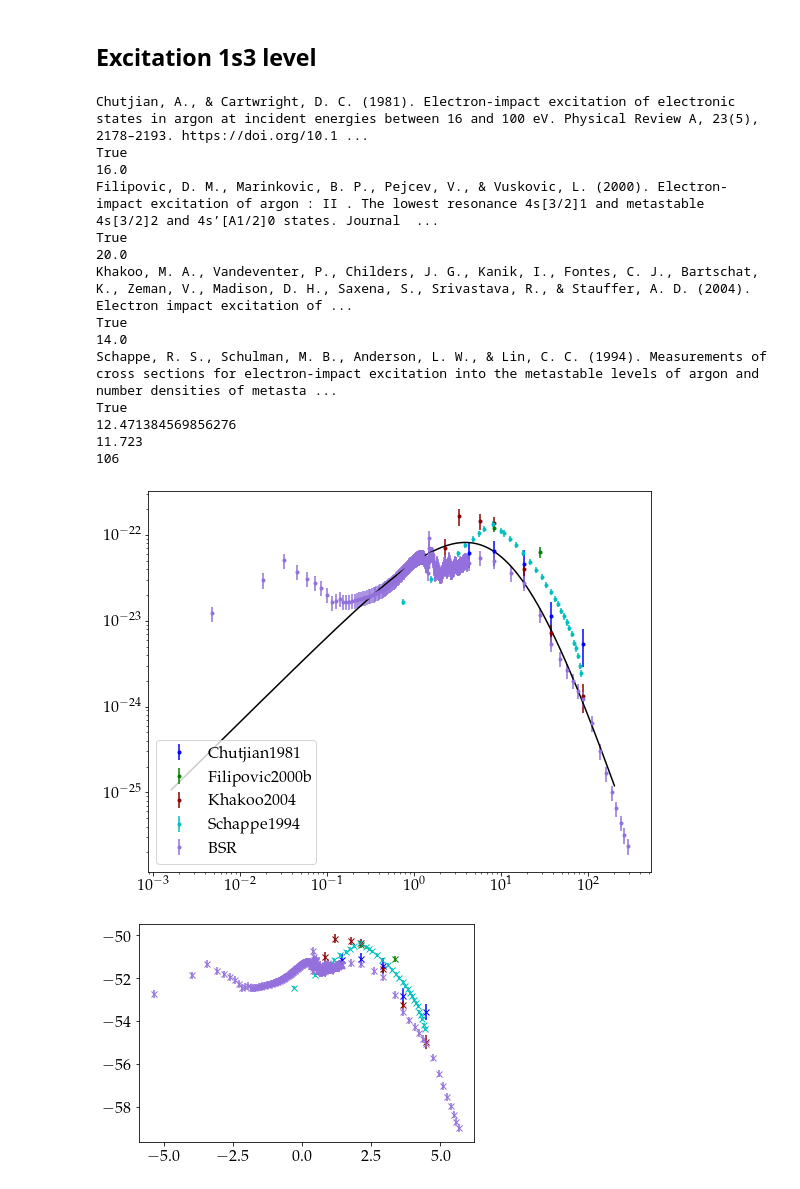
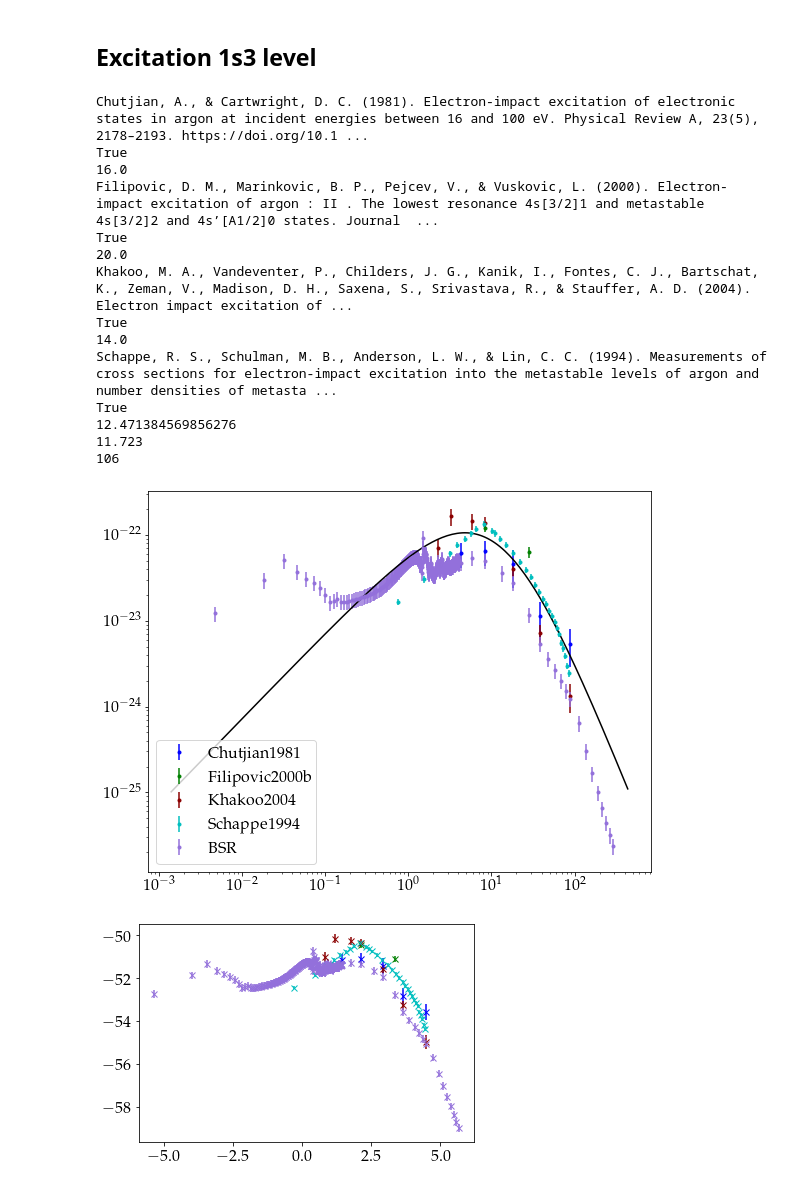
Before and after one commit to dreamer2368/uncertain-crs, a Jupyter notebook: bolsig/crs-exp-Bayes-gpr.ipynb, the cells around one changed output. Saved outputs shown, nothing was run; the diff lists cells and outputs as text; code cells hidden in the pictures.

```diff
--- a/bolsig/crs-exp-Bayes-gpr.ipynb
+++ b/bolsig/crs-exp-Bayes-gpr.ipynb
@@ -1592,13 +1592,14 @@ for c in BSR.crs:
 # W = W[mask,:]
 # W = [W[-3]]
 
-theta_ref = np.array([10.4e0,2.0])
+# theta_ref = np.array([10.4e0,2.0])
+theta_ref = np.array([2.0e0,1.45])
 Etest = np.linspace(-3.,3.,200)
 Etest = 10.0 ** Etest + E_ext[level-1]
 model0 = Excite_metastable(level,theta_ref,Etest)
 
 temp = np.append(Etest[...,None], model0[...,None], axis=1)
-filename = '%s.1s%d.model.txt' % ('Bretagne', 6-level)
+filename = '%s.1s%d.naive.txt' % ('Bretagne', 6-level)
 np.savetxt(filename, temp)
 
 mask = model0 > 1.0e-25
@@ -1629,34 +1630,34 @@ plt.yscale('log')
 #     tmp = cross.multipleCrossSections(filename)
 
 #     for c in tmp.crs:
 #         if ((c.colType==2) and (c.deltaE<11.6)):
 # #         if ((c.colType==2) and (c.deltaE>11.8) and (c.deltaE<11.9)):
 #             targetmf = np.copy(c.data[1:,:])
 #             plt.loglog(targetmf[:,0] - E_ext[level-1],targetmf[:,1],'-')
 #             h += [dataset]
 # plt.title('Excitation 11.55eV')
 plt.legend(loc="lower left")
 fig = plt.gcf()
 fig.set_size_inches(9, 7)
 plt.show()
 # fig.savefig("./dataset1.pdf", dpi=600)
 # plt.savefig('./excitation.6.png',dpi=300)
 # %% [output]
 Chutjian, A., & Cartwright, D. C. (1981). Electron-impact excitation of electronic states in argon at incident energies between 16 and 100 eV. Physical Review A, 23(5), 2178–2193. https://doi.org/10.1 ...
 True
 16.0
 Filipovic, D. M., Marinkovic, B. P., Pejcev, V., & Vuskovic, L. (2000). Electron-impact excitation of argon : II . The lowest resonance 4s[3/2]1 and metastable 4s[3/2]2 and 4s’[A1/2]0 states. Journal  ...
 True
 20.0
 Khakoo, M. A., Vandeventer, P., Childers, J. G., Kanik, I., Fontes, C. J., Bartschat, K., Zeman, V., Madison, D. H., Saxena, S., Srivastava, R., & Stauffer, A. D. (2004). Electron impact excitation of ...
 True
 14.0
 Schappe, R. S., Schulman, M. B., Anderson, L. W., & Lin, C. C. (1994). Measurements of cross sections for electron-impact excitation into the metastable levels of argon and number densities of metasta ...
 True
 12.471384569856276
 11.723
 106
-[figure, old version]
+[figure, new version]
 # %%
 Wlog = []
 for Wk in W:
```
Also changed, not shown: parts of 4 cells of this notebook, 4 other files.
